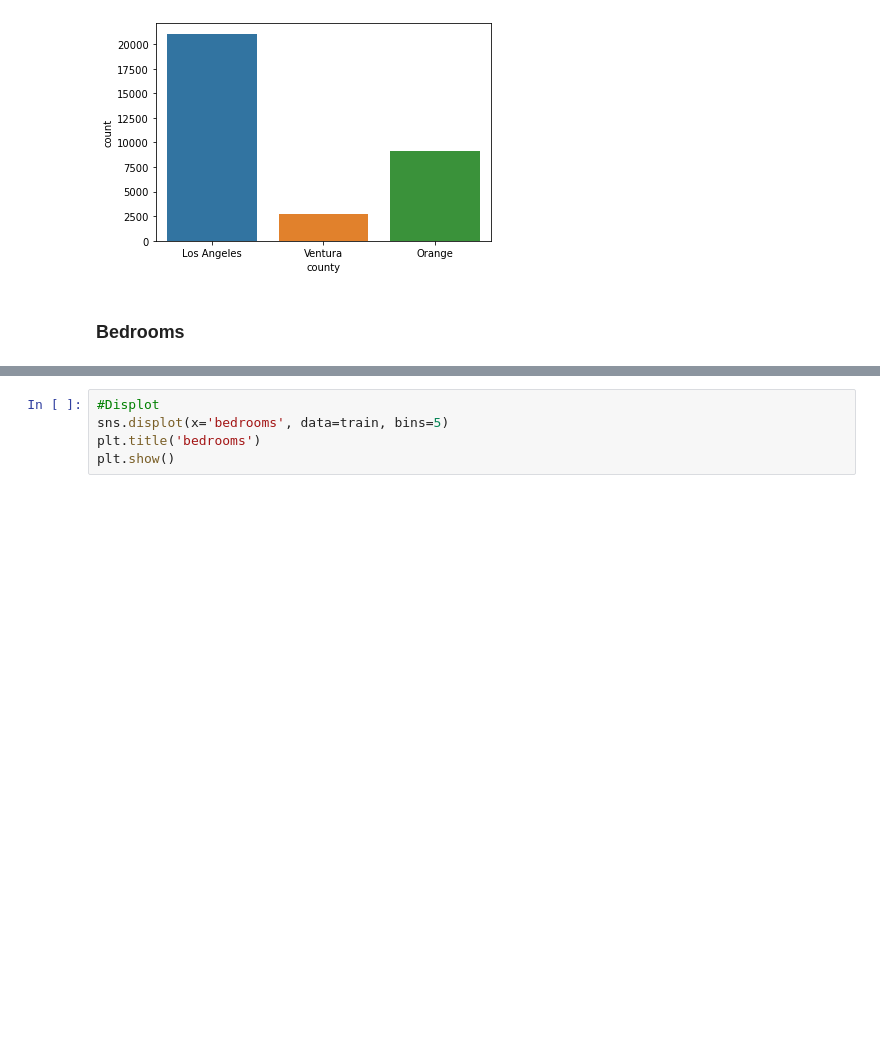
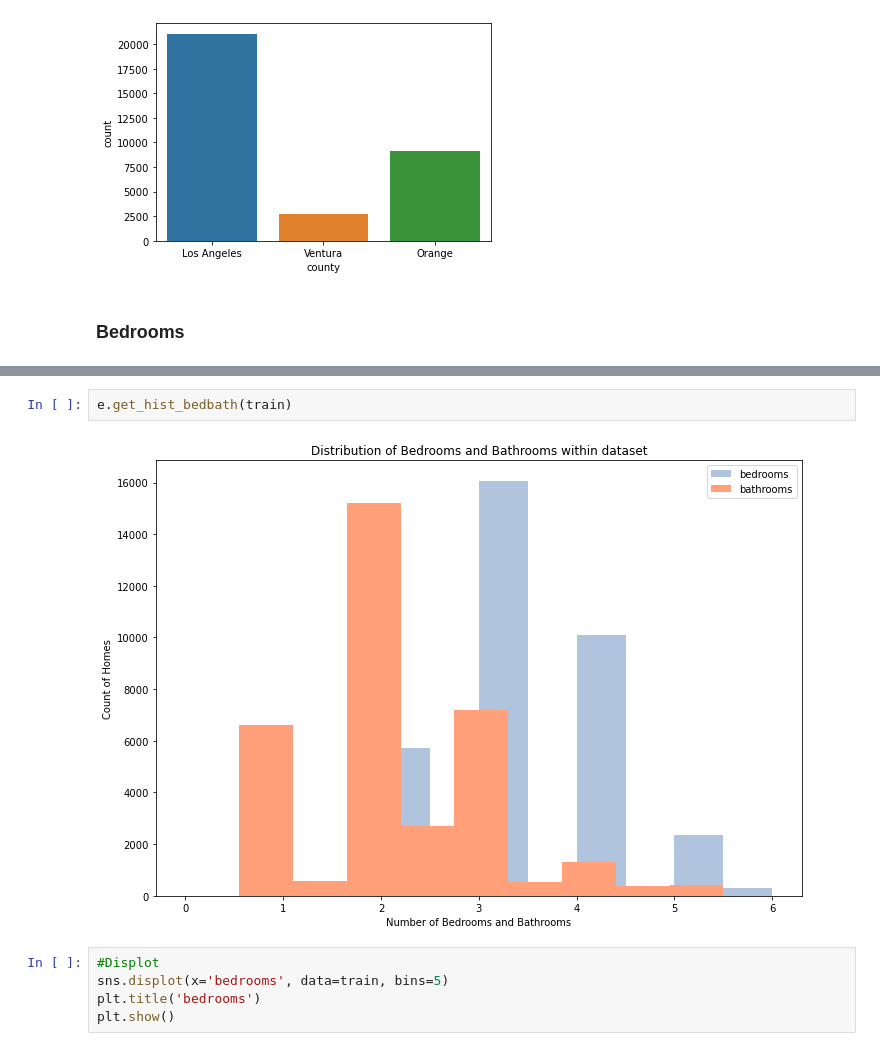
Before and after one commit to cristinalucin/regression-project, a Jupyter notebook: project_workbook.ipynb, the cells around one changed output, grey strips where cells are left out. Drawn from its saved outputs; the diff is of its cells as text; blank space fills up the shorter version.

```diff
--- a/project_workbook.ipynb
+++ b/project_workbook.ipynb
@@ -187,3 +203,7 @@ plt.show()
+# %%
+e.get_hist_bedbath(train)
+# %% [output]
+[figure, added]
 # %%
 #Displot
 sns.displot(x='bedrooms', data=train, bins=5)
```
Also changed, not shown: parts of 62 cells of this notebook, 3 other files.
